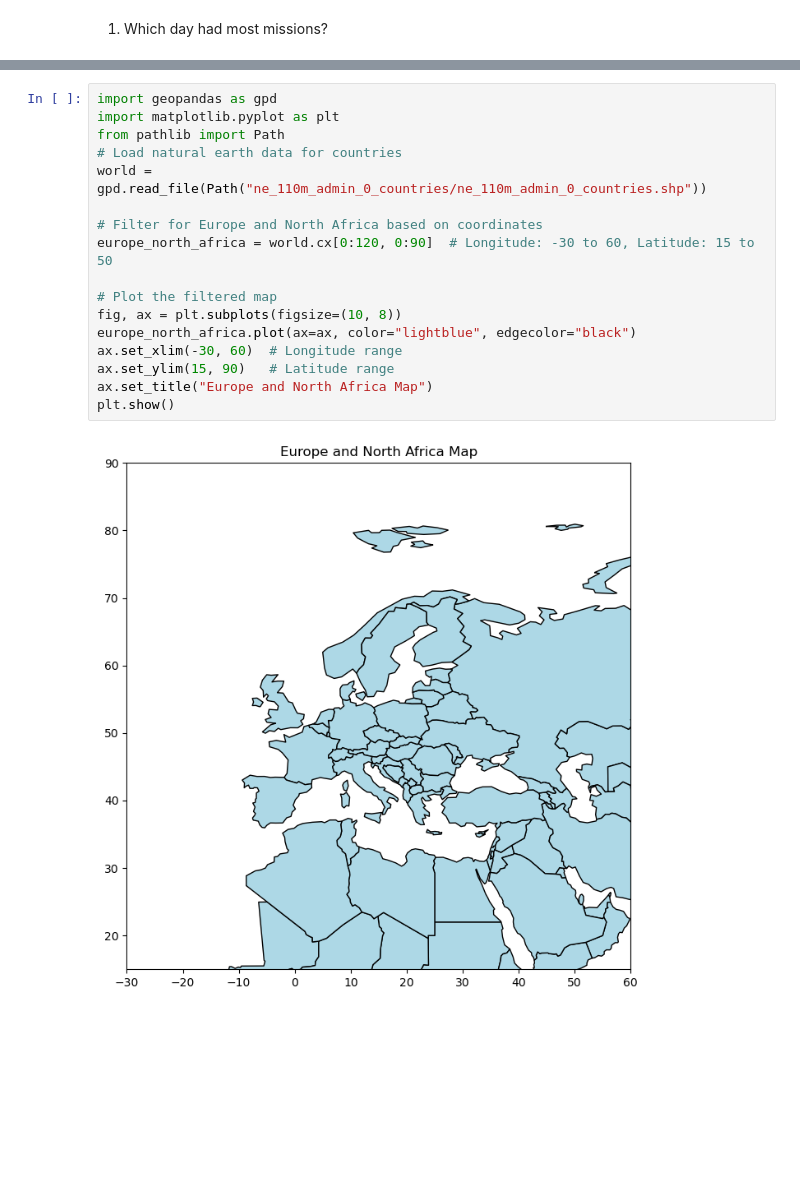
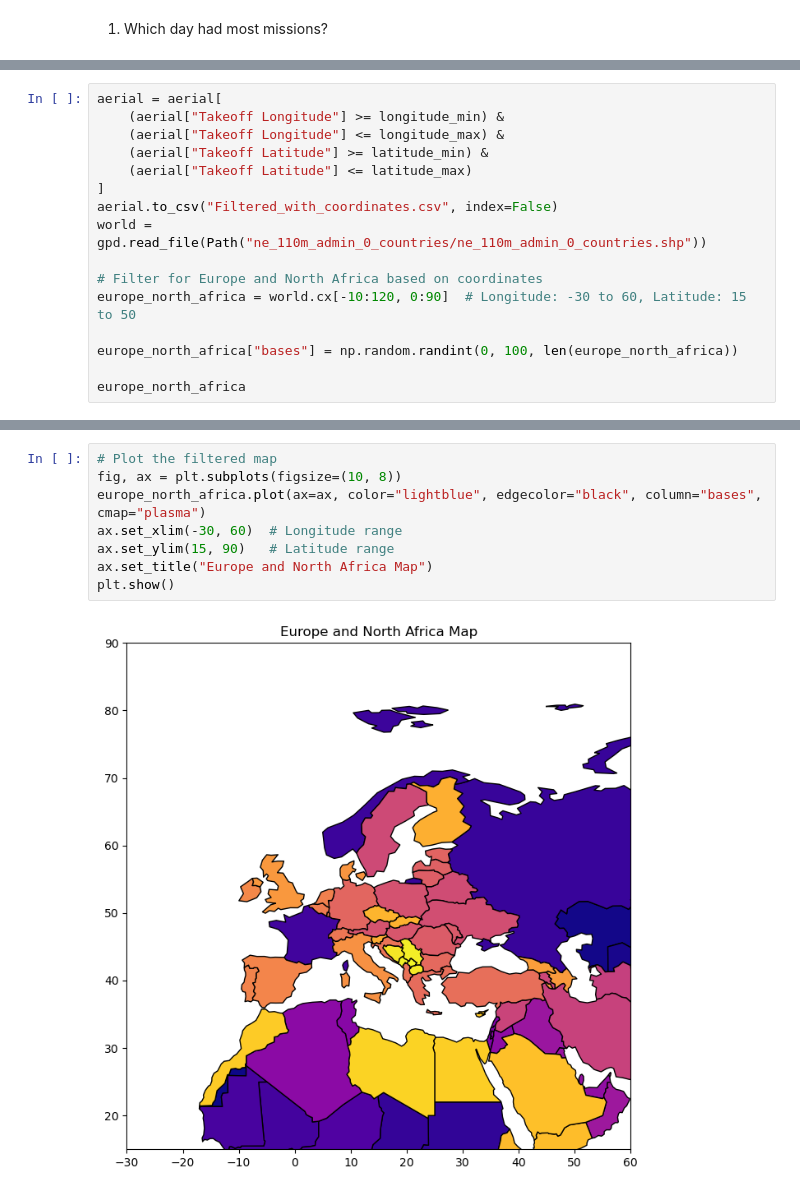
Before and after one commit to AlbertoArath/IA, a Jupyter notebook: ToolsForDataScience/Project/Project.ipynb, the cells around one changed output, grey strips where cells are left out. Saved outputs shown, nothing was run; the diff lists cells and outputs as text; blank space fills up the shorter version.

```diff
--- a/ToolsForDataScience/Project/Project.ipynb
+++ b/ToolsForDataScience/Project/Project.ipynb
@@ -92,0 +156,16 @@ aerial = aerial[pd.isna(aerial['Takeoff Longitude'])==False]
+# %%
+aerial = aerial[
+    (aerial["Takeoff Longitude"] >= longitude_min) &
+    (aerial["Takeoff Longitude"] <= longitude_max) &
+    (aerial["Takeoff Latitude"] >= latitude_min) &
+    (aerial["Takeoff Latitude"] <= latitude_max)
+]
+aerial.to_csv("Filtered_with_coordinates.csv", index=False)
+world = gpd.read_file(Path("ne_110m_admin_0_countries/ne_110m_admin_0_countries.shp"))
+
+# Filter for Europe and North Africa based on coordinates
+europe_north_africa = world.cx[-10:120, 0:90]  # Longitude: -30 to 60, Latitude: 15 to 50
+
+europe_north_africa["bases"] = np.random.randint(0, 100, len(europe_north_africa))
+
+europe_north_africa
@@ -93,19 +191,10 @@ aerial = aerial[pd.isna(aerial['Takeoff Longitude'])==False]
 # %%
-import geopandas as gpd
-import matplotlib.pyplot as plt
-from pathlib import Path
-# Load natural earth data for countries
-world = gpd.read_file(Path("ne_110m_admin_0_countries/ne_110m_admin_0_countries.shp"))
-
-# Filter for Europe and North Africa based on coordinates
-europe_north_africa = world.cx[0:120, 0:90]  # Longitude: -30 to 60, Latitude: 15 to 50
-
 # Plot the filtered map
 fig, ax = plt.subplots(figsize=(10, 8))
-europe_north_africa.plot(ax=ax, color="lightblue", edgecolor="black")
+europe_north_africa.plot(ax=ax, color="lightblue", edgecolor="black", column="bases", cmap="plasma")
 ax.set_xlim(-30, 60)  # Longitude range
 ax.set_ylim(15, 90)   # Latitude range
 ax.set_title("Europe and North Africa Map")
 plt.show()
 # %% [output]
-[figure, old version]
+[figure, new version]
```
Also changed, not shown: parts of 6 cells of this notebook, 2 other files.
